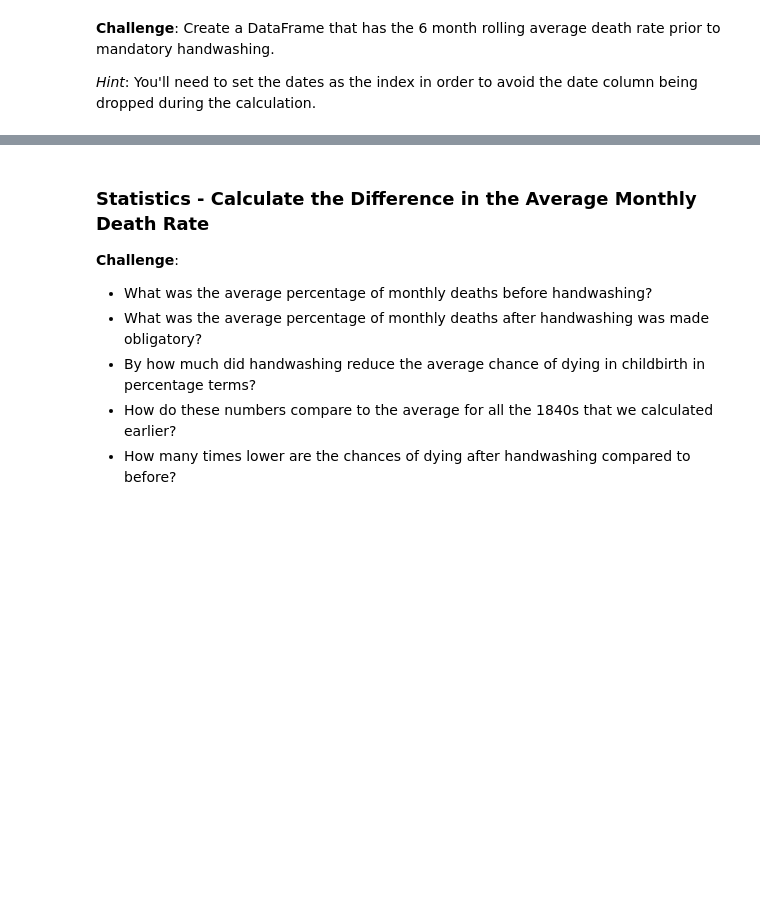
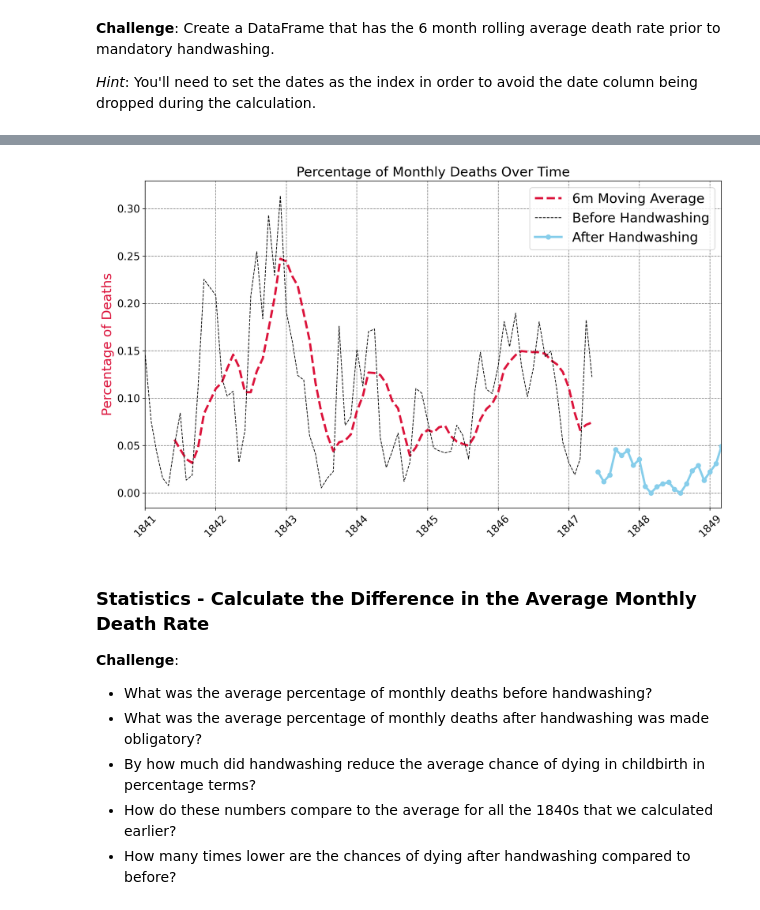
Before and after one commit to Soulbolt/day-80-the-tragic-discovery-of-handwashing, a Jupyter notebook: Dr_Semmelweis_Handwashing_Discovery_(start).ipynb, the cells around one changed output, grey strips where cells are left out. Cells and saved outputs as stored; diff of their text form; code cells hidden in the pictures; blank space fills up the shorter version.

Commit message:
Complete Calculate a Rolling Average of the Death Rate, Highlighting Subseections of a Line Chart Challenges.

```diff
--- a/Dr_Semmelweis_Handwashing_Discovery_(start).ipynb
+++ b/Dr_Semmelweis_Handwashing_Discovery_(start).ipynb
@@ -238,6 +238,9 @@ Average death rate after 1847 was 2.15%
 **Challenge**: Create a DataFrame that has the 6 month rolling average death rate prior to mandatory handwashing.
 
 *Hint*: You'll need to set the dates as the index in order to avoid the date column being dropped during the calculation.
+# %%
+rolling_df = before_handwashing.set_index("date")
+rolling_df = rolling_df.rolling(window=6).mean()
 # %% [markdown]
 ### Highlighting Subsections of a Line Chart
 
@@ -250,6 +253,30 @@ Average death rate after 1847 was 2.15%
 * Show the moving average as a thicker, crimon line.
 * Show the rate after handwashing as a skyblue line with round markers.
 * Look at the [code snippet in the documentation to see how you can add a legend](https://matplotlib.org/3.1.1/api/_as_gen/matplotlib.pyplot.legend.html) to the chart.
+# %%
+plt.figure(figsize=(14, 8), dpi=200)
+plt.title("Percentage of Monthly Deaths Over Time", fontsize=18)
+plt.yticks(fontsize=14)
+plt.xticks(fontsize=14, rotation=45)
+
+plt.ylabel("Percentage of Deaths", color="crimson", fontsize=18)
+
+ax = plt.gca()
+# ax.xaxis.set_major_locator(years)
+# ax.xaxis.set_major_formatter(years_fmt)
+# ax.xaxis.set_minor_locator(months)
+ax.set_xlim(df_monthly.date.min(), df_monthly.date.max())
+
+plt.grid(color="grey", linestyle="--")
+
+ma_line, = plt.plot(rolling_df.index, rolling_df.pct_deaths, color="crimson", linewidth=3, linestyle="--", label="6m Moving Average")
+bw_line, = plt.plot(before_handwashing.date, before_handwashing.pct_deaths, color="black", linewidth=1, linestyle="--", label="Before Handwashing")
+ahw_line, = plt.plot(after_handwashing.date, after_handwashing.pct_deaths, color="skyblue", linewidth=3, marker="o", label="After Handwashing")
+
+plt.legend(handles=[ma_line, bw_line, ahw_line], fontsize=18)
+plt.show()
+# %% [output]
+[figure, added]
 # %% [markdown]
 ### Statistics - Calculate the Difference in the Average Monthly Death Rate
 
```
